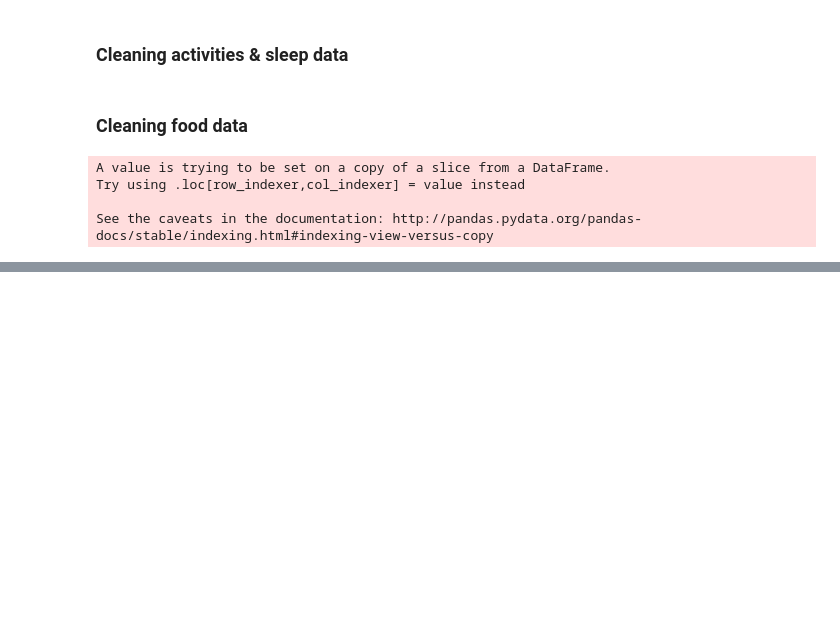
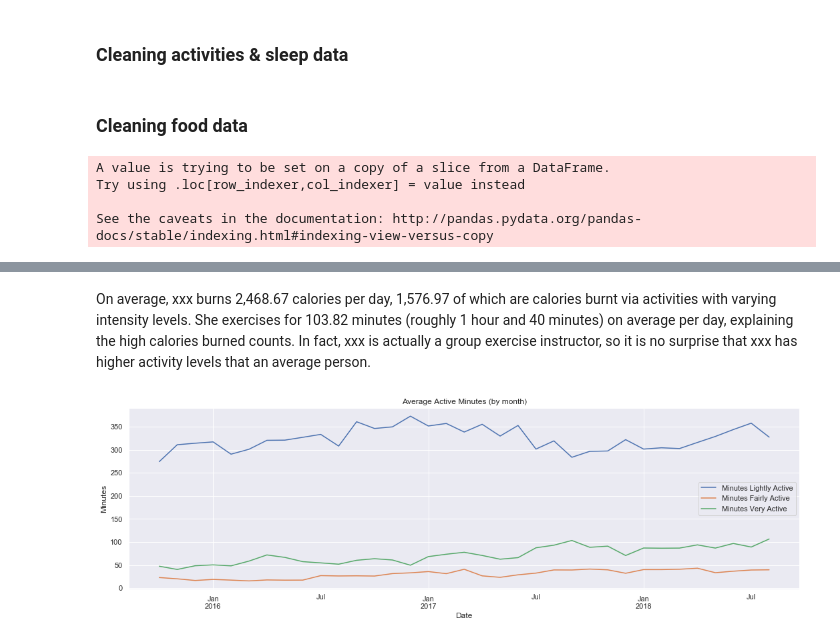
Before and after one commit to wu72/Springboard, a Jupyter notebook: CapstoneProject1/FitbitCapstone1.ipynb, the cells around one changed output, grey strips where cells are left out. Saved outputs shown, nothing was run; the diff lists cells and outputs as text; code cells hidden in the pictures; blank space fills up the shorter version.

```diff
--- a/CapstoneProject1/FitbitCapstone1.ipynb
+++ b/CapstoneProject1/FitbitCapstone1.ipynb
@@ -164,0 +188,2 @@ See the caveats in the documentation: http://pandas.pydata.org/pandas-docs/stabl
+# %%
+sns.set()
@@ -186,0 +226,13 @@ activities
+# %% [markdown]
+On average, xxx burns 2,468.67 calories per day, 1,576.97 of which are calories burnt via activities with varying intensity levels. She exercises for 103.82 minutes (roughly 1 hour and 40 minutes) on average per day, explaining the high calories burned counts. In fact, xxx is actually a group exercise instructor, so it is no surprise that xxx has higher activity levels that an average person.
+# %%
+ACTIVITY_LEVELS = ['Minutes Lightly Active', 'Minutes Fairly Active', 'Minutes Very Active']
+
+#activities.groupby('Weekday').mean().plot(kind='bar', y=ACTIVITY_LEVELS, figsize=(15,5))
+#activities.groupby(pd.Grouper(freq="M")).mean().plot(y=ACTIVITY_LEVELS)
+activities.resample('M').mean().plot(y=ACTIVITY_LEVELS, figsize=(18,5))
+plt.ylabel('Minutes')
+plt.title('Average Active Minutes (by month)')
+plt.show()
+# %% [output]
+[figure, added]
```
Also changed, not shown: parts of 30 cells of this notebook, 4 other files.
